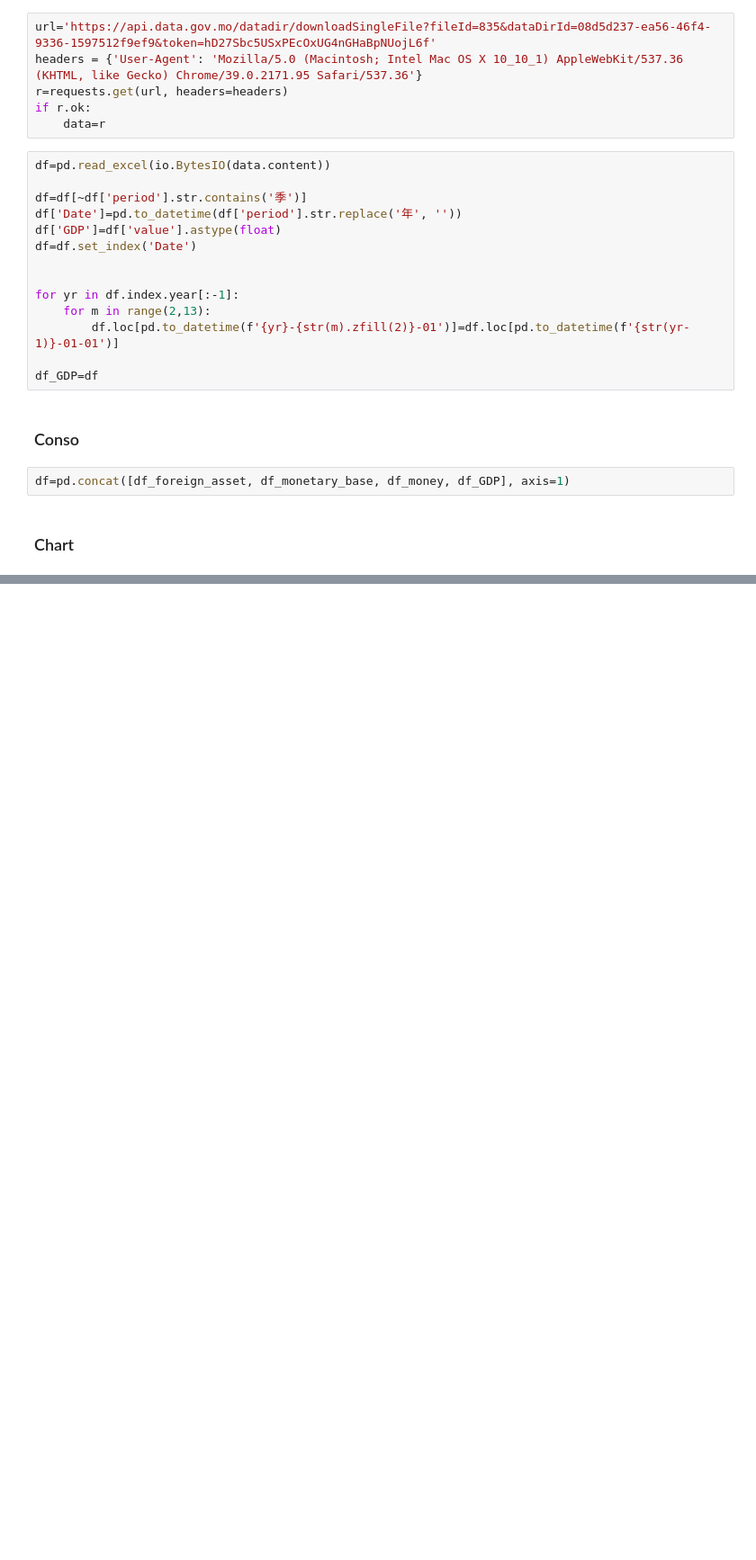
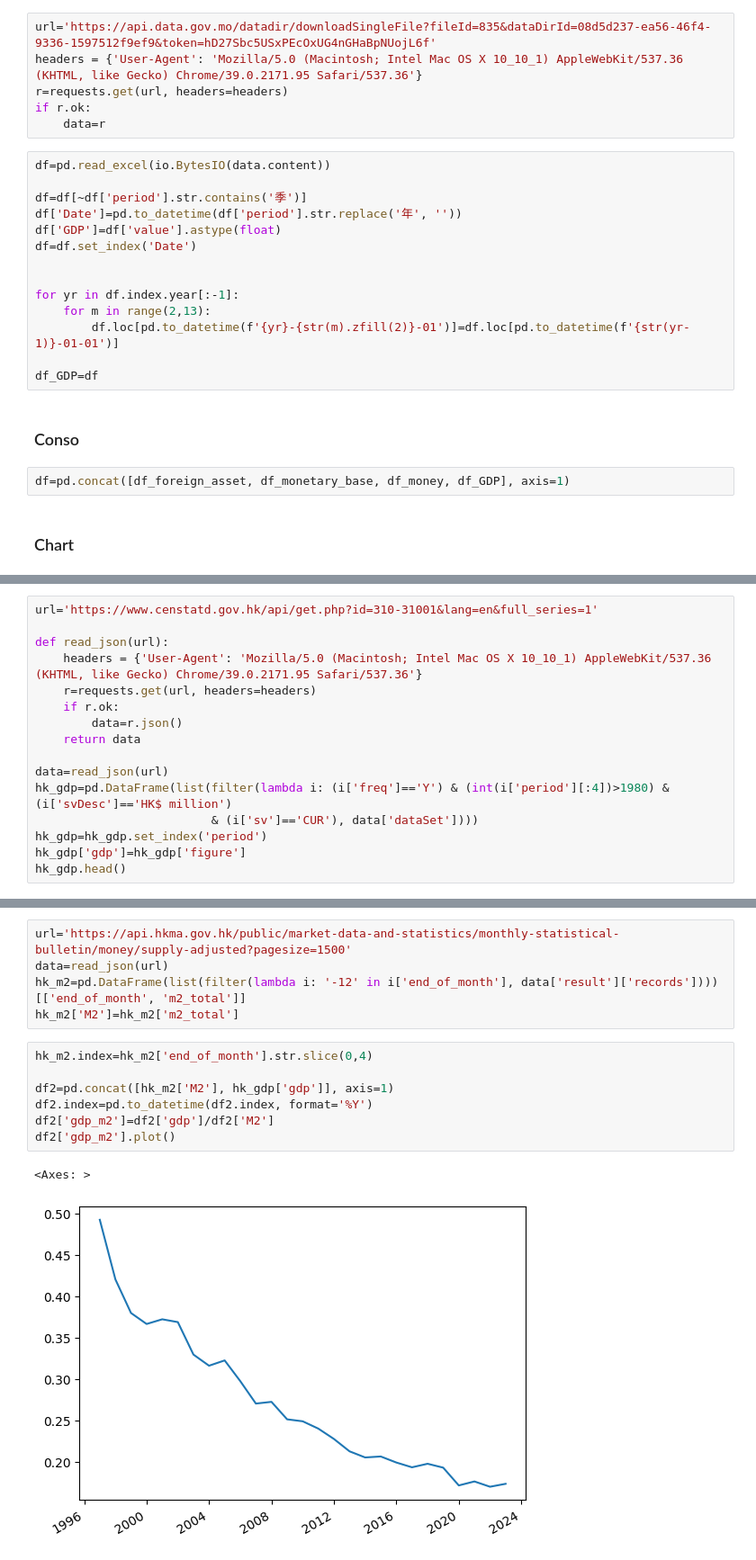
Before and after one commit to mogcai/BCPLP, a Jupyter notebook: Macau.ipynb, the cells around one changed output, grey strips where cells are left out. Shown at 90% size. Cells and saved outputs as stored; diff of their text form; blank space fills up the shorter version.

```diff
--- a/Macau.ipynb
+++ b/Macau.ipynb
@@ -171 +226,17 @@ Index(['Year', 'Month', 'Net Foreign Assets', 'Foreign Assets',
       dtype='object')
+# %%
+url='https://www.censtatd.gov.hk/api/get.php?id=310-31001&lang=en&full_series=1'
+
+def read_json(url):
+    headers = {'User-Agent': 'Mozilla/5.0 (Macintosh; Intel Mac OS X 10_10_1) AppleWebKit/537.36 (KHTML, like Gecko) Chrome/39.0.2171.95 Safari/537.36'}
+    r=requests.get(url, headers=headers)
+    if r.ok:
+        data=r.json()
+    return data
+
+data=read_json(url)
+hk_gdp=pd.DataFrame(list(filter(lambda i: (i['freq']=='Y') & (int(i['period'][:4])>1980) & (i['svDesc']=='HK$ million')
+                         & (i['sv']=='CUR'), data['dataSet'])))
+hk_gdp=hk_gdp.set_index('period')
+hk_gdp['gdp']=hk_gdp['figure']
+hk_gdp.head()
@@ -171,0 +251,15 @@ Index(['Year', 'Month', 'Net Foreign Assets', 'Foreign Assets',
+# %%
+url='https://api.hkma.gov.hk/public/market-data-and-statistics/monthly-statistical-bulletin/money/supply-adjusted?pagesize=1500'
+data=read_json(url)
+hk_m2=pd.DataFrame(list(filter(lambda i: '-12' in i['end_of_month'], data['result']['records'])))[['end_of_month', 'm2_total']]
+hk_m2['M2']=hk_m2['m2_total']
+# %%
+hk_m2.index=hk_m2['end_of_month'].str.slice(0,4)
+
+df2=pd.concat([hk_m2['M2'], hk_gdp['gdp']], axis=1)
+df2.index=pd.to_datetime(df2.index, format='%Y')
+df2['gdp_m2']=df2['gdp']/df2['M2']
+df2['gdp_m2'].plot()
+# %% [output]
+<Axes: >
+[figure, added]
```
Also changed, not shown: parts of 7 cells of this notebook.
